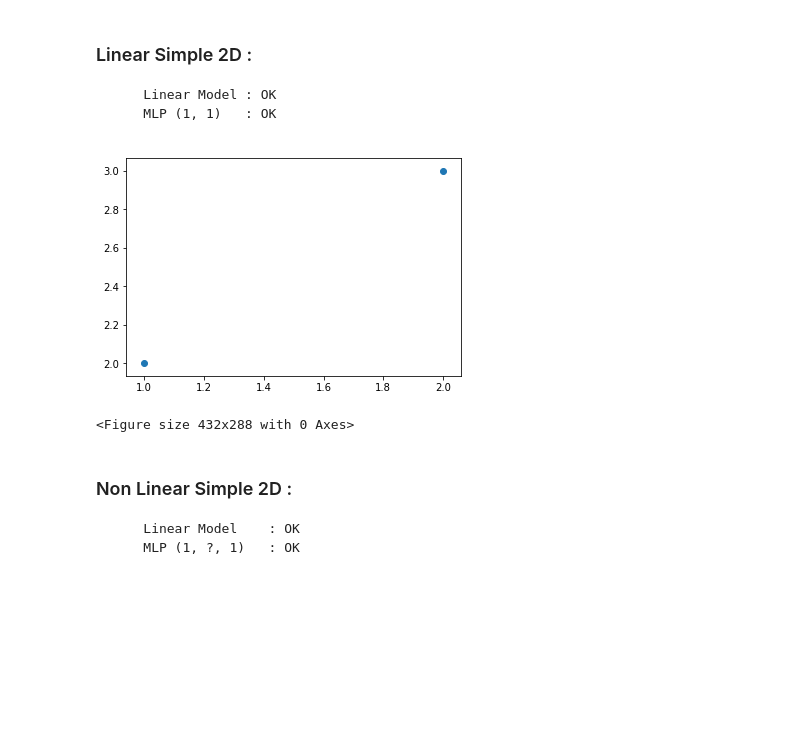
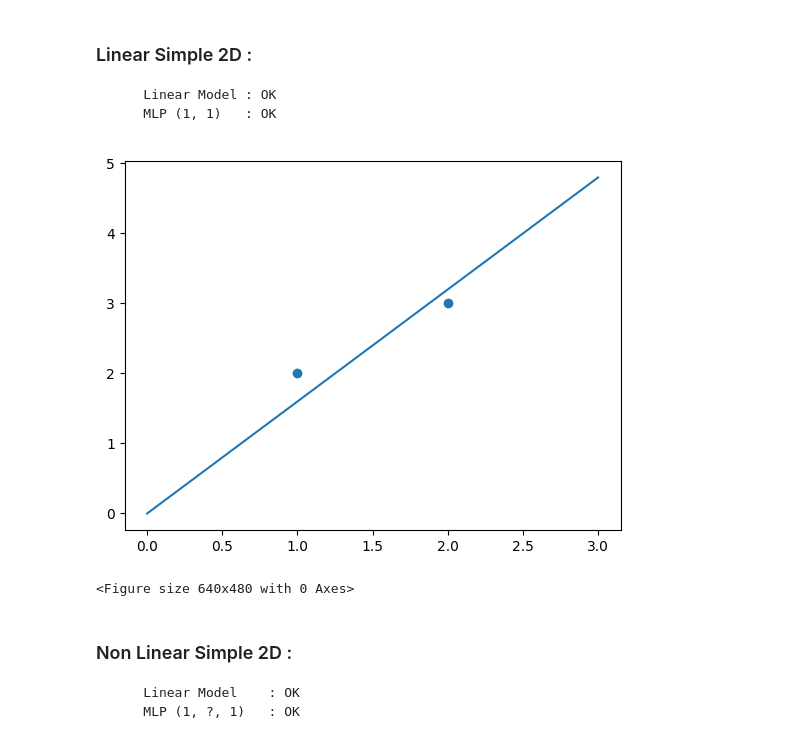
Before and after one commit to Elbub/3IABD2---Projet-annuel, a Jupyter notebook: tests_interops/notebook_test_interops_linear_classification.ipynb, the cells around one changed output. Cells and saved outputs as stored; diff of their text form; code cells hidden in the pictures; blank space fills up the shorter version.

```diff
--- a/tests_interops/notebook_test_interops_linear_classification.ipynb
+++ b/tests_interops/notebook_test_interops_linear_classification.ipynb
@@ -1013,12 +1013,17 @@ Y = np.array([
       3
 ])
 # %%
+x = np.linspace(0, 3, 2)
+
+y = (8/5) * x
+
+plt.plot(x, y)
 plt.scatter(X,Y)
 plt.show()
 plt.clf()
 # %% [output]
-[figure, old version]
+[figure, new version]
-<Figure size 432x288 with 0 Axes>
+<Figure size 640x480 with 0 Axes>
 # %% [markdown]
 ### Non Linear Simple 2D :
         Linear Model    : OK
```
Also changed, not shown: parts of 2 cells of this notebook.
